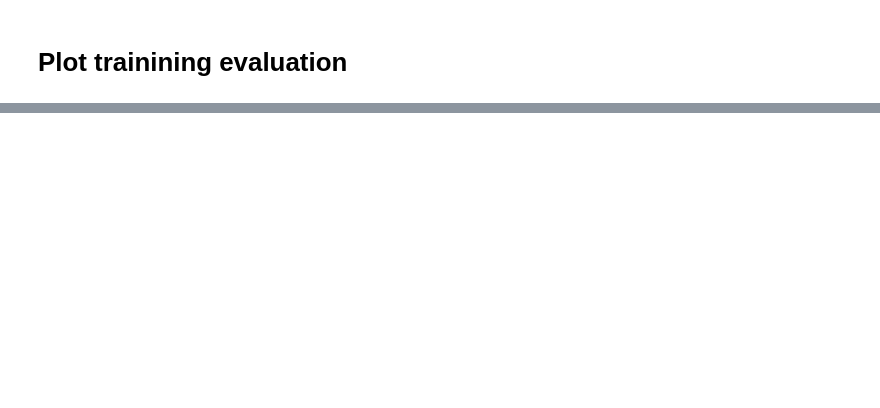
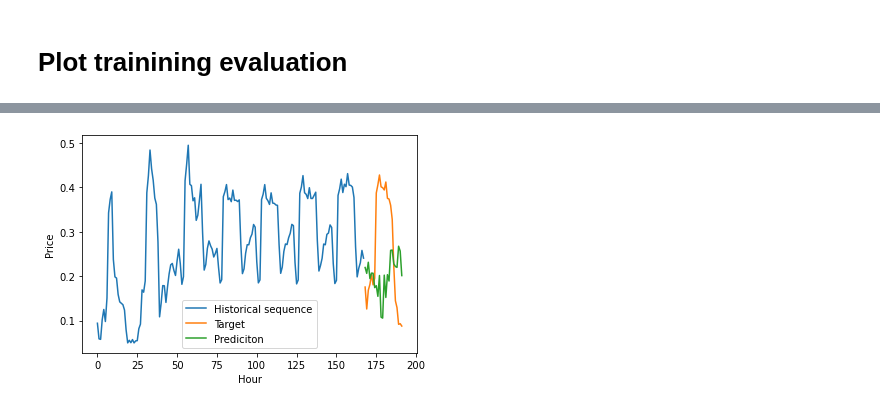
Before and after one commit to AndreasBordvik/FYS-STK4155-Prj3_report, a Jupyter notebook: code/best_models_plots.ipynb, the cells around one changed output, grey strips where cells are left out. Drawn from its saved outputs; the diff is of its cells as text; code cells hidden in the pictures; blank space fills up the shorter version.

```diff
--- a/code/best_models_plots.ipynb
+++ b/code/best_models_plots.ipynb
@@ -62,0 +63,30 @@ plt.savefig(f"{REPORT_FIGURES}multivariate_train_evaluation_RNN.pdf")
+# %%
+test_samples = [11, 36, 170]
+horizon = 24
+
+
+t_columns = [f"t{i}" for i in range(1,25)]
+t_hat_columns = [f"t_hat{i}" for i in range(1,25)]
+
+
+t = preds_df[t_columns].to_numpy()
+t_hat = preds_df[t_hat_columns].to_numpy()
+x_seq = preds_df.loc[:, :"x168"]
+x_seq_columns = x_seq.columns
+x_seq = x_seq.to_numpy()
+
+x_plot_seq_len = x_seq[test_samples[0]].shape[0]
+x_plot_seq = np.arange(x_plot_seq_len + horizon)
+x_plot_pred = np.arange(horizon)
+
+
+plt.figure(figsize=(6,4))
+plt.plot(x_plot_seq[:-horizon], x_seq[36] , label="Historical sequence")
+plt.plot(x_plot_seq[-horizon:], t[36], label="Target")
+plt.plot(x_plot_seq[-horizon:], t_hat[36], label="Prediciton")
+plt.xlabel("Hour")
+plt.ylabel("Price")
+plt.legend()
+plt.savefig(f"{REPORT_FIGURES}multivariate_predictions_RNN.pdf")
+# %% [output]
+[figure, added]
```
Also changed, not shown: parts of 7 cells of this notebook, 3 other files.
